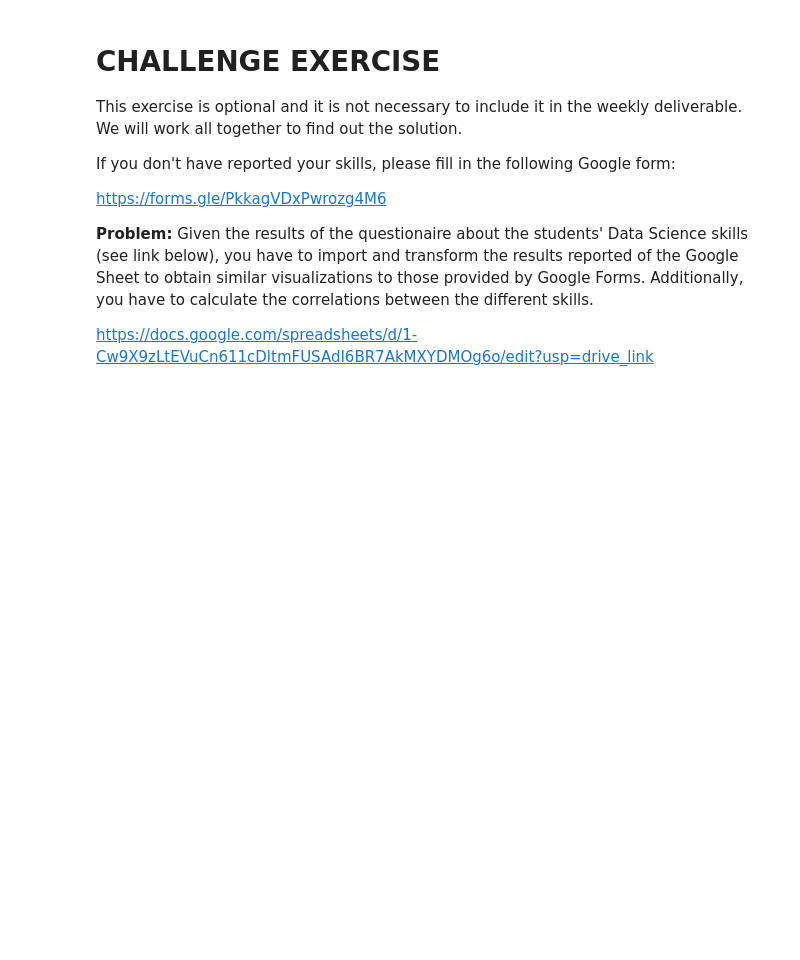
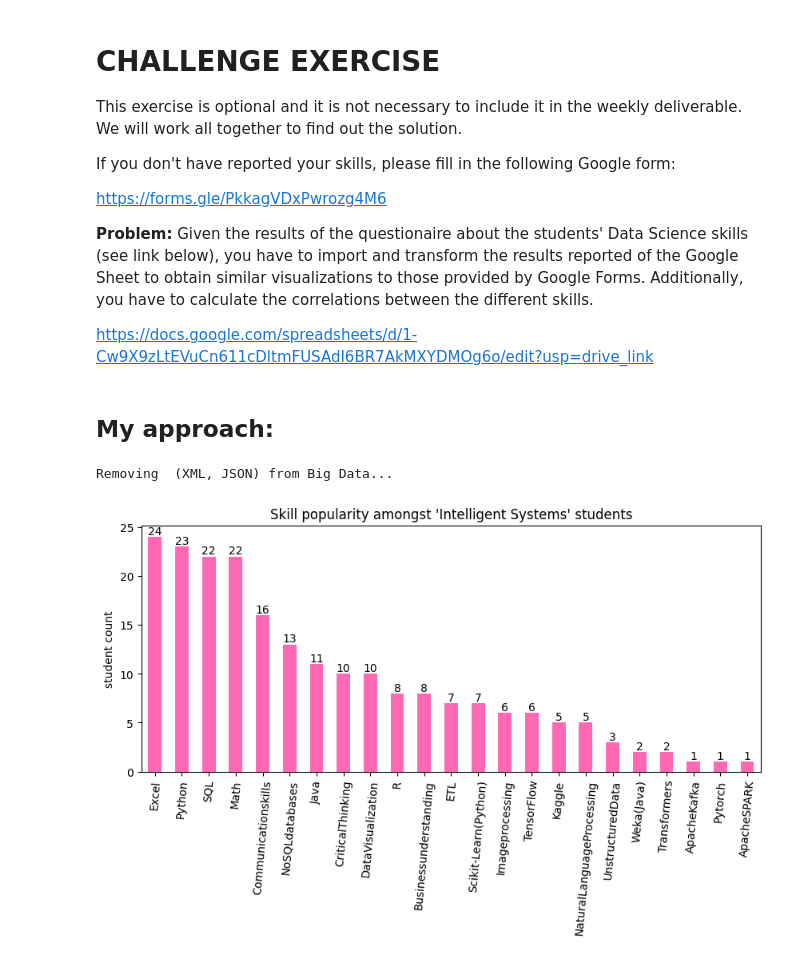
Before and after one commit to mihaiBront/master_SistemasInteligentes, a Jupyter notebook: SJK006_BigData/NB_1_Numpy_&_Pandas.ipynb, the cells around one changed output. Drawn from its saved outputs; the diff is of its cells as text; code cells hidden in the pictures; blank space fills up the shorter version.

Commit message:
Completed tasks for W37

```diff
--- a/SJK006_BigData/NB_1_Numpy_&_Pandas.ipynb
+++ b/SJK006_BigData/NB_1_Numpy_&_Pandas.ipynb
@@ -385,0 +678,52 @@ https://docs.google.com/spreadsheets/d/1-Cw9X9zLtEVuCn611cDltmFUSAdI6BR7AkMXYDMO
+# %% [markdown]
+## My approach:
+# %%
+'''
+  TASKS:
+  1. Connect and import data from a shared Google Sheet (or download it as a CSV file)
+  2. Create a new dataframe with the imported data
+  4. Calculate statistics and visualize the summarised data
+'''
+
+def bIsOptionInStrList(series: pd.Series, sep: str = ",", excludeForConvenience: list | None = None, replicate: bool = False):
+  df_data = pd.DataFrame()
+  df_data["data"] = df_skills[series.name]
+
+  if excludeForConvenience is not None:
+    for element in excludeForConvenience:
+      print(f"Removing {element} from {series.name}...")
+      df_data["data"] = df_data["data"].apply(lambda x: x.replace(element, ""))
+
+  df_data["data"] = df_data["data"].apply(lambda x: x.replace(" ", ""))
+
+  comma_sep = df_data["data"].str.split(",")
+  unique_itm = set(item for sublist in comma_sep for item in sublist)
+
+  for item in unique_itm:
+    df_data[item] = comma_sep.apply(lambda x: 1 if item in x else 0)
+
+  if not replicate:
+    df_data.drop(columns=["data"], inplace=True)
+  return df_data
+
+#1. Connect and import data from a shared Google Sheet (or download it as a CSV file)
+df_skills = pd.read_csv(".res/DataScience Skills - Respuestas de formulario 1.csv").drop(columns=["Dirección de correo electrónico"]).fillna("")
+
+#1.1 One dataframe per
+df_data = bIsOptionInStrList(df_skills["Data Processing/Engineering"])
+df_ml = bIsOptionInStrList(df_skills["Machine Learning"])
+df_dl = bIsOptionInStrList(df_skills["Deep Learning"])
+df_bd = bIsOptionInStrList(df_skills["Big Data"], excludeForConvenience=[" (XML, JSON)"])
+df_ncd = bIsOptionInStrList(df_skills["Non conventional data"])
+df_oth = bIsOptionInStrList(df_skills["Others"])
+
+df_skills_sep=pd.concat([df_skills[["Marca temporal"]], df_data, df_ml, df_dl, df_bd, df_ncd, df_oth], axis=1)
+df_skills_sep = df_skills_sep.drop(columns=[""], axis=1) # dropping columns with no name, appearing between concatenated for some reason
+# %% [output]
+Removing  (XML, JSON) from Big Data...
+# %%
+ax=df_skills_sep.iloc[:, 1:].sum().sort_values(ascending=False).plot.bar(title="Skill popularity amongst 'Intelligent Systems' students", ylabel="student count",
+                                                                         figsize=(10,4), color="hotpink", rot=85)
+_ = ax.bar_label(ax.containers[0], color="black")
+# %% [output]
+[figure, added]
```
Also changed, not shown: parts of 53 cells of this notebook, 6 other files.
